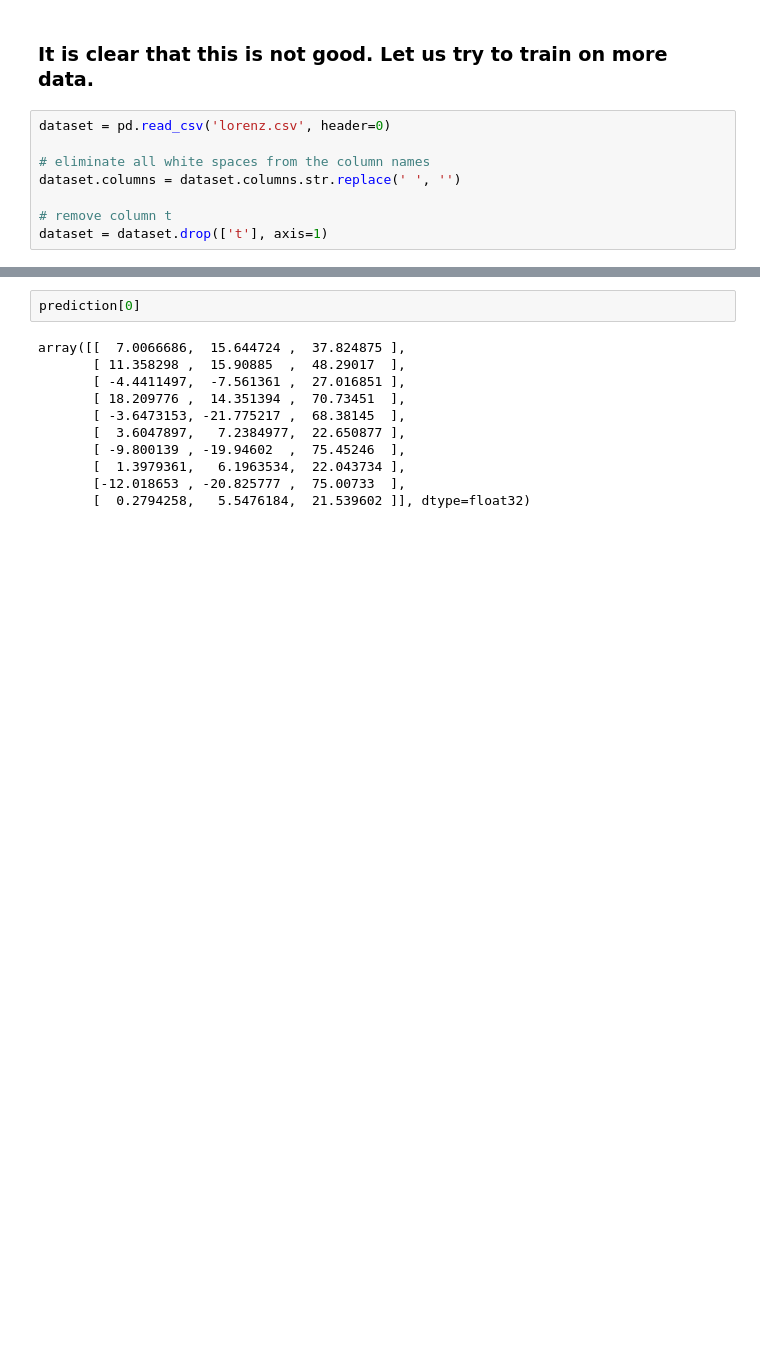
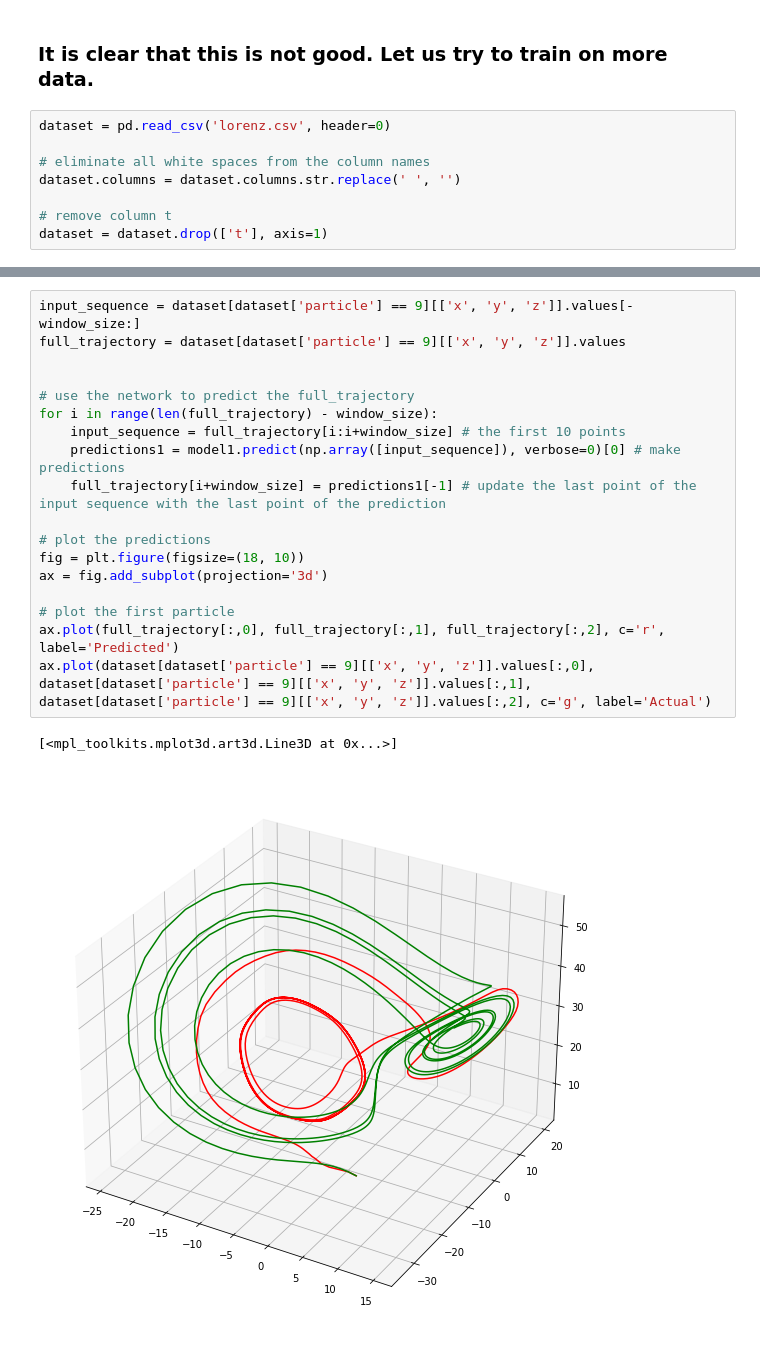
Before and after one commit to moyasui/AML-project, a Jupyter notebook: first_RNN.ipynb, the cells around one changed output, grey strips where cells are left out. Saved outputs shown, nothing was run; the diff lists cells and outputs as text; blank space fills up the shorter version.

```diff
--- a/first_RNN.ipynb
+++ b/first_RNN.ipynb
@@ -432,13 +415,21 @@ plt.show()
-# %%
-prediction[0]
-# %% [output]
-array([[  7.0066686,  15.644724 ,  37.824875 ],
-       [ 11.358298 ,  15.90885  ,  48.29017  ],
-       [ -4.4411497,  -7.561361 ,  27.016851 ],
-       [ 18.209776 ,  14.351394 ,  70.73451  ],
-       [ -3.6473153, -21.775217 ,  68.38145  ],
-       [  3.6047897,   7.2384977,  22.650877 ],
-       [ -9.800139 , -19.94602  ,  75.45246  ],
-       [  1.3979361,   6.1963534,  22.043734 ],
-       [-12.018653 , -20.825777 ,  75.00733  ],
-       [  0.2794258,   5.5476184,  21.539602 ]], dtype=float32)
+# %%
+input_sequence = dataset[dataset['particle'] == 9][['x', 'y', 'z']].values[-window_size:]
+full_trajectory = dataset[dataset['particle'] == 9][['x', 'y', 'z']].values
+
+
+# use the network to predict the full_trajectory
+for i in range(len(full_trajectory) - window_size):
+    input_sequence = full_trajectory[i:i+window_size] # the first 10 points
+    predictions1 = model1.predict(np.array([input_sequence]), verbose=0)[0] # make predictions
+    full_trajectory[i+window_size] = predictions1[-1] # update the last point of the input sequence with the last point of the prediction
+
+# plot the predictions
+fig = plt.figure(figsize=(18, 10))
+ax = fig.add_subplot(projection='3d')
+
+# plot the first particle
+ax.plot(full_trajectory[:,0], full_trajectory[:,1], full_trajectory[:,2], c='r', label='Predicted')
+ax.plot(dataset[dataset['particle'] == 9][['x', 'y', 'z']].values[:,0], dataset[dataset['particle'] == 9][['x', 'y', 'z']].values[:,1], dataset[dataset['particle'] == 9][['x', 'y', 'z']].values[:,2], c='g', label='Actual')
+# %% [output]
+[<mpl_toolkits.mplot3d.art3d.Line3D at 0x...>]
+[figure, added]
```
Also changed, not shown: parts of 6 cells of this notebook, 8 other files.
